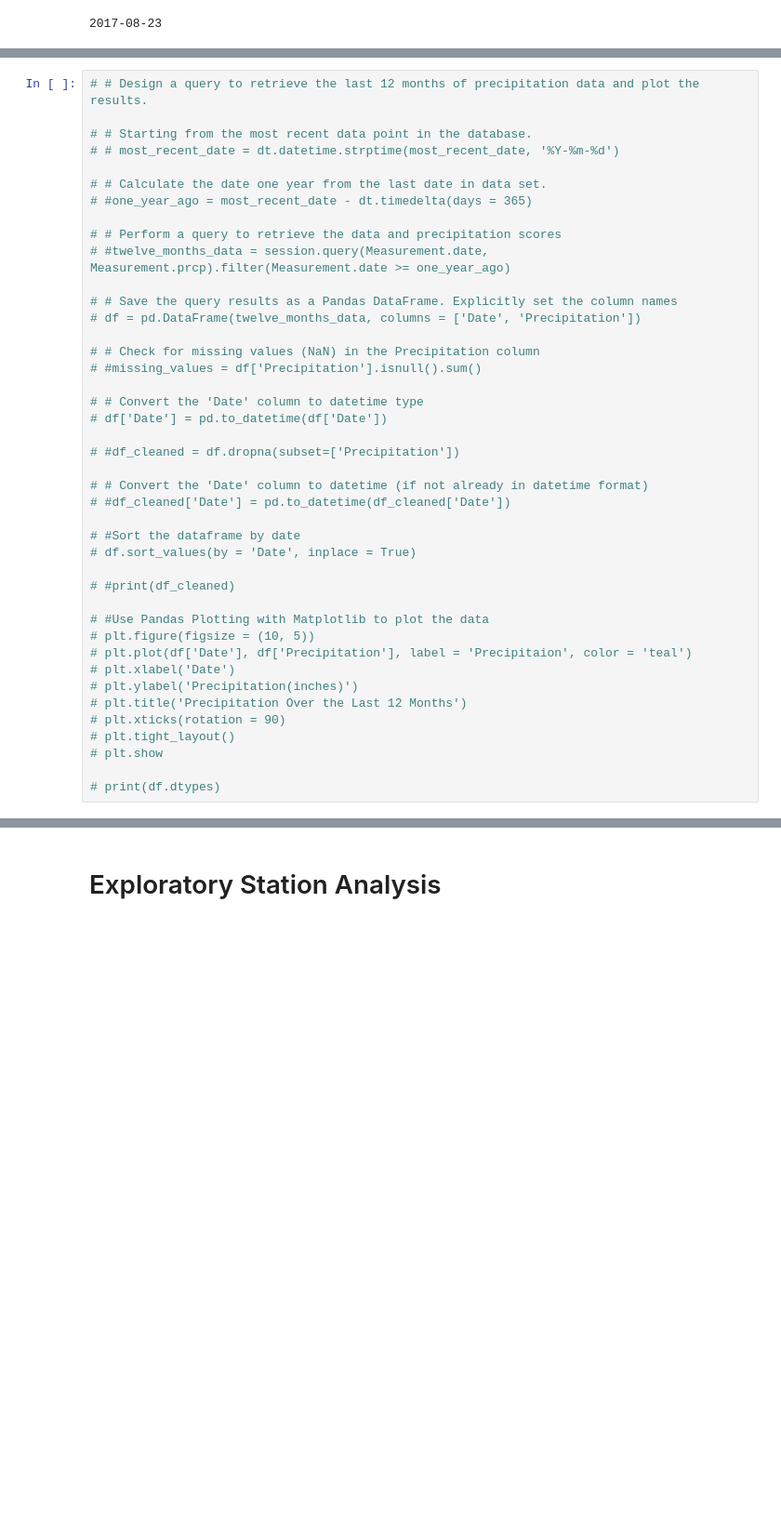
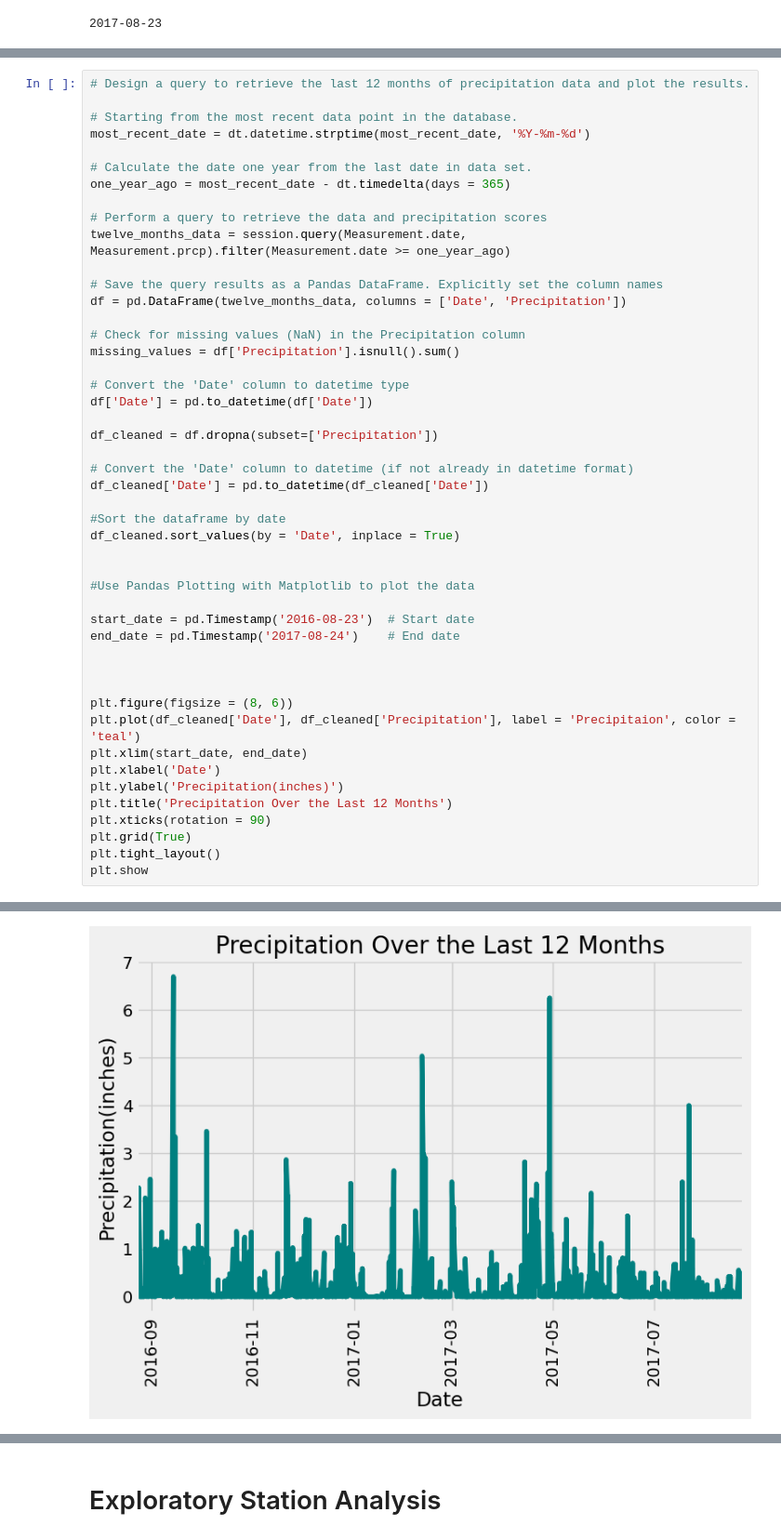
Before and after one commit to arkhanks/sqlalchemy-challenge, a Jupyter notebook: SurfsUp/climate_code.ipynb, the cells around one changed output, grey strips where cells are left out. Shown at 93% size. Drawn from its saved outputs; the diff is of its cells as text; blank space fills up the shorter version.

```diff
--- a/SurfsUp/climate_code.ipynb
+++ b/SurfsUp/climate_code.ipynb
@@ -99,42 +48,48 @@ Standard Deviation: 0.4602883636813257
 # %%
-# # Design a query to retrieve the last 12 months of precipitation data and plot the results.
+# Design a query to retrieve the last 12 months of precipitation data and plot the results.
 
-# # Starting from the most recent data point in the database.
-# # most_recent_date = dt.datetime.strptime(most_recent_date, '%Y-%m-%d')
+# Starting from the most recent data point in the database.
+most_recent_date = dt.datetime.strptime(most_recent_date, '%Y-%m-%d')
 
-# # Calculate the date one year from the last date in data set.
-# #one_year_ago = most_recent_date - dt.timedelta(days = 365)
+# Calculate the date one year from the last date in data set.
+one_year_ago = most_recent_date - dt.timedelta(days = 365)
 
-# # Perform a query to retrieve the data and precipitation scores
-# #twelve_months_data = session.query(Measurement.date, Measurement.prcp).filter(Measurement.date >= one_year_ago)
+# Perform a query to retrieve the data and precipitation scores
+twelve_months_data = session.query(Measurement.date, Measurement.prcp).filter(Measurement.date >= one_year_ago)
 
-# # Save the query results as a Pandas DataFrame. Explicitly set the column names
-# df = pd.DataFrame(twelve_months_data, columns = ['Date', 'Precipitation'])
+# Save the query results as a Pandas DataFrame. Explicitly set the column names
+df = pd.DataFrame(twelve_months_data, columns = ['Date', 'Precipitation'])
 
-# # Check for missing values (NaN) in the Precipitation column
-# #missing_values = df['Precipitation'].isnull().sum()
+# Check for missing values (NaN) in the Precipitation column
+missing_values = df['Precipitation'].isnull().sum()
 
-# # Convert the 'Date' column to datetime type
-# df['Date'] = pd.to_datetime(df['Date'])
+# Convert the 'Date' column to datetime type
+df['Date'] = pd.to_datetime(df['Date'])
 
-# #df_cleaned = df.dropna(subset=['Precipitation'])
+df_cleaned = df.dropna(subset=['Precipitation'])
 
-# # Convert the 'Date' column to datetime (if not already in datetime format)
-# #df_cleaned['Date'] = pd.to_datetime(df_cleaned['Date'])
+# Convert the 'Date' column to datetime (if not already in datetime format)
+df_cleaned['Date'] = pd.to_datetime(df_cleaned['Date'])
 
-# #Sort the dataframe by date
-# df.sort_values(by = 'Date', inplace = True)
+#Sort the dataframe by date
+df_cleaned.sort_values(by = 'Date', inplace = True)
 
-# #print(df_cleaned)
 
-# #Use Pandas Plotting with Matplotlib to plot the data
-# plt.figure(figsize = (10, 5))
-# plt.plot(df['Date'], df['Precipitation'], label = 'Precipitaion', color = 'teal')
-# plt.xlabel('Date')
-# plt.ylabel('Precipitation(inches)')
-# plt.title('Precipitation Over the Last 12 Months')
-# plt.xticks(rotation = 90)
-# plt.tight_layout()
-# plt.show
+#Use Pandas Plotting with Matplotlib to plot the data
 
-# print(df.dtypes)
+start_date = pd.Timestamp('2016-08-23')  # Start date
+end_date = pd.Timestamp('2017-08-24')    # End date
+
+
+
+plt.figure(figsize = (8, 6))
+plt.plot(df_cleaned['Date'], df_cleaned['Precipitation'], label = 'Precipitaion', color = 'teal')
+plt.xlim(start_date, end_date)
+plt.xlabel('Date')
+plt.ylabel('Precipitation(inches)')
+plt.title('Precipitation Over the Last 12 Months')
+plt.xticks(rotation = 90)
+plt.grid(True)
+plt.tight_layout()
+plt.show
+# %% [output]
@@ -141,2 +106,3 @@ Standard Deviation: 0.4602883636813257
+[figure, added]
 # %%
 # Use Pandas to calculate the summary statistics for the precipitation data
```
Also changed, not shown: parts of 9 cells of this notebook.
